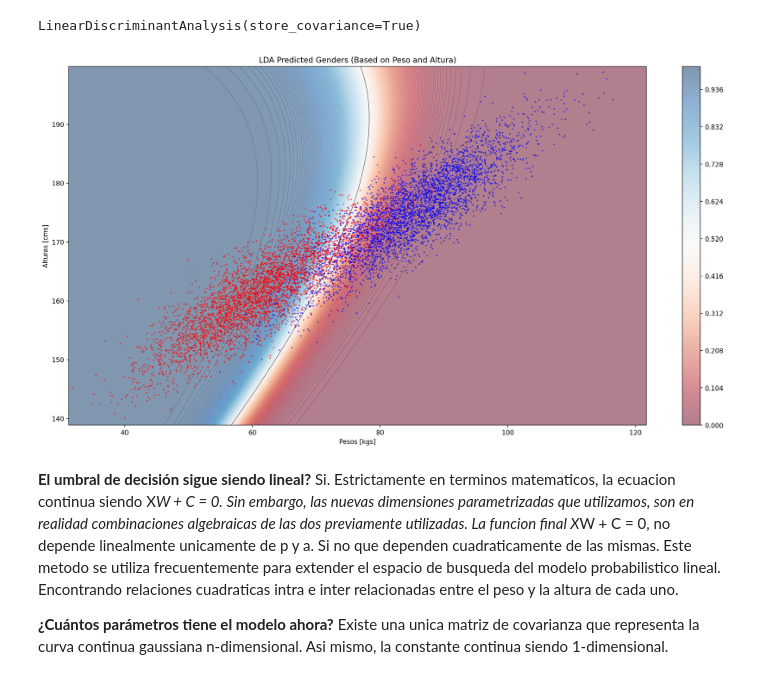
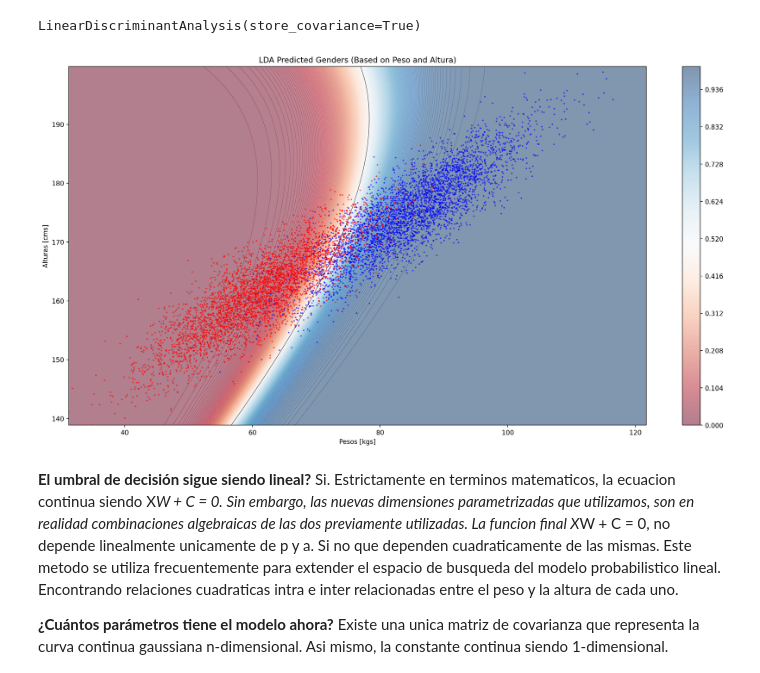
Before and after one commit to SantinoAggosti/Santino-Agosti-LDA-Bayes-Continua-Clasificacion-Binaria, a Jupyter notebook: santinoAgosti.ipynb, the cells around one changed output. Drawn from its saved outputs; the diff is of its cells as text; code cells hidden in the pictures.

```diff
--- a/santinoAgosti.ipynb
+++ b/santinoAgosti.ipynb
@@ -195,35 +195,35 @@ lda.fit(X_train, y_train)
 N = 300
 X_grid = np.linspace(data['Peso'].min(), data['Peso'].max(), N)
 Y_grid = np.linspace(data['Altura'].min(), data['Altura'].max(), N)
 X_mesh, Y_mesh = np.meshgrid(X_grid, Y_grid)
 
 # Prepare input for prediction (using extended features from meshgrid)
 X_predict = np.c_[X_mesh.ravel(), Y_mesh.ravel(), X_mesh.ravel()**2, Y_mesh.ravel()**2, (X_mesh * Y_mesh).ravel()]
 
 # Predict genders (using extended features)
-Z = lda.predict_proba(X_predict)[:, 1].reshape(X_mesh.shape)  # Probability of 'Hombre'
+Z = lda.predict_proba(X_predict)[:, 0].reshape(X_mesh.shape) # Probability of 'Mujer'
 
 # Plotting
 fig = plt.figure(figsize=(20, 10))
 ax = fig.gca()
 cm = plt.cm.RdBu
 
 cf = ax.contourf(X_mesh, Y_mesh, Z, 256, alpha=0.5, vmin=0., vmax=1., cmap=cm)
 plt.colorbar(cf, ax=ax)
 ax.contour(X_mesh, Y_mesh, Z, (0.5,), colors='k', linewidths=0.5)
 
 # Original data points (using original features)
 data_hombres = data.loc[data['Genero'] == 'Hombre'][['Peso', 'Altura']].values
 data_mujeres = data.loc[data['Genero'] == 'Mujer'][['Peso', 'Altura']].values
 plt.scatter(data_hombres[:, 0], data_hombres[:, 1], color='b', s=2, alpha=0.5)
 plt.scatter(data_mujeres[:, 0], data_mujeres[:, 1], color='r', s=2, alpha=0.5)
 
 ax.set_ylabel('Alturas [cms]')
 ax.set_xlabel('Pesos [kgs]')
 plt.title('LDA Predicted Genders (Based on Peso and Altura)')
 plt.show()
 # %% [output]
-[figure, old version]
+[figure, new version]
 # %% [markdown]
 **El umbral de decisión sigue siendo lineal?**
 Si. Estrictamente en terminos matematicos, la ecuacion continua siendo X*W + C = 0.
```
